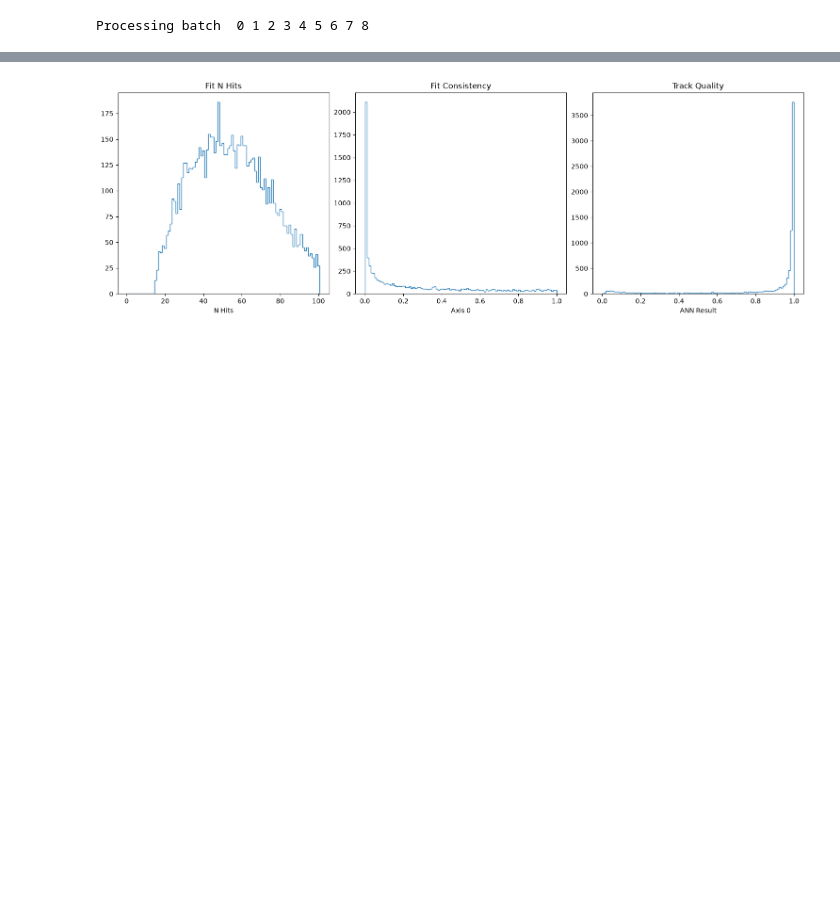
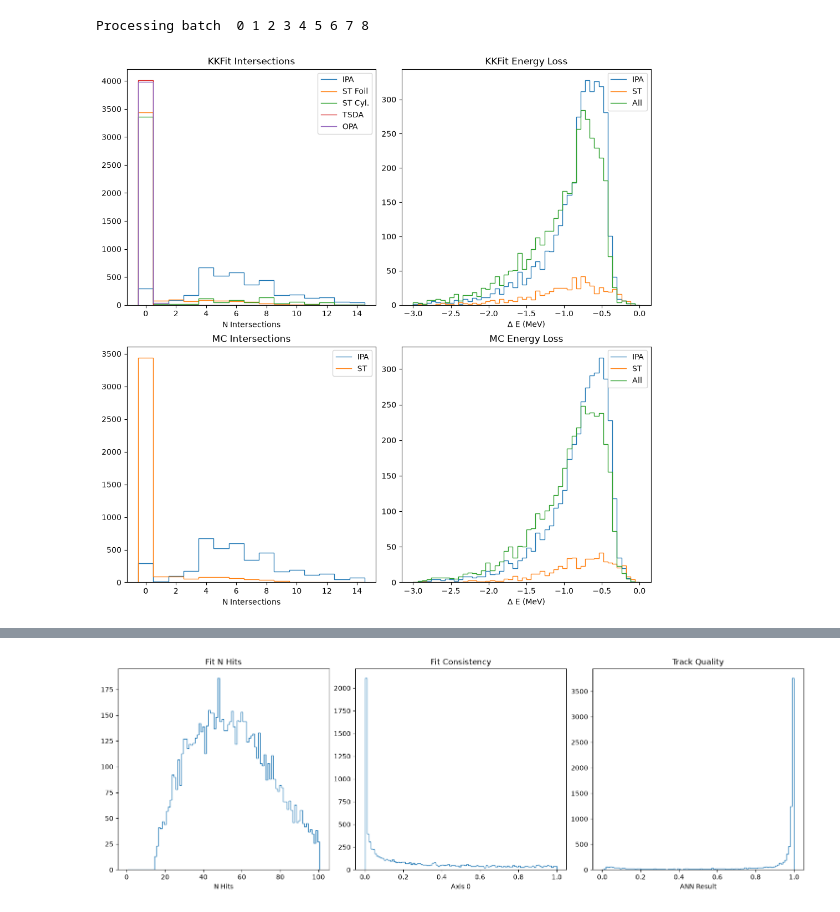
Before and after one commit to LBLmu2e/TrkAna, a Jupyter notebook: DeRes.ipynb, the cells around one changed output, grey strips where cells are left out. Saved outputs shown, nothing was run; the diff lists cells and outputs as text; code cells hidden in the pictures; blank space fills up the shorter version.

```diff
--- a/DeRes.ipynb
+++ b/DeRes.ipynb
@@ -40,3 +34,5 @@ Processing batch  0 1 2 3 4 5 6 7 8
 # %%
-#de.PlotMaterial()
+de.PlotMaterial()
+# %% [output]
+[figure, added]
 # %%
```
Also changed, not shown: parts of 5 cells of this notebook.
